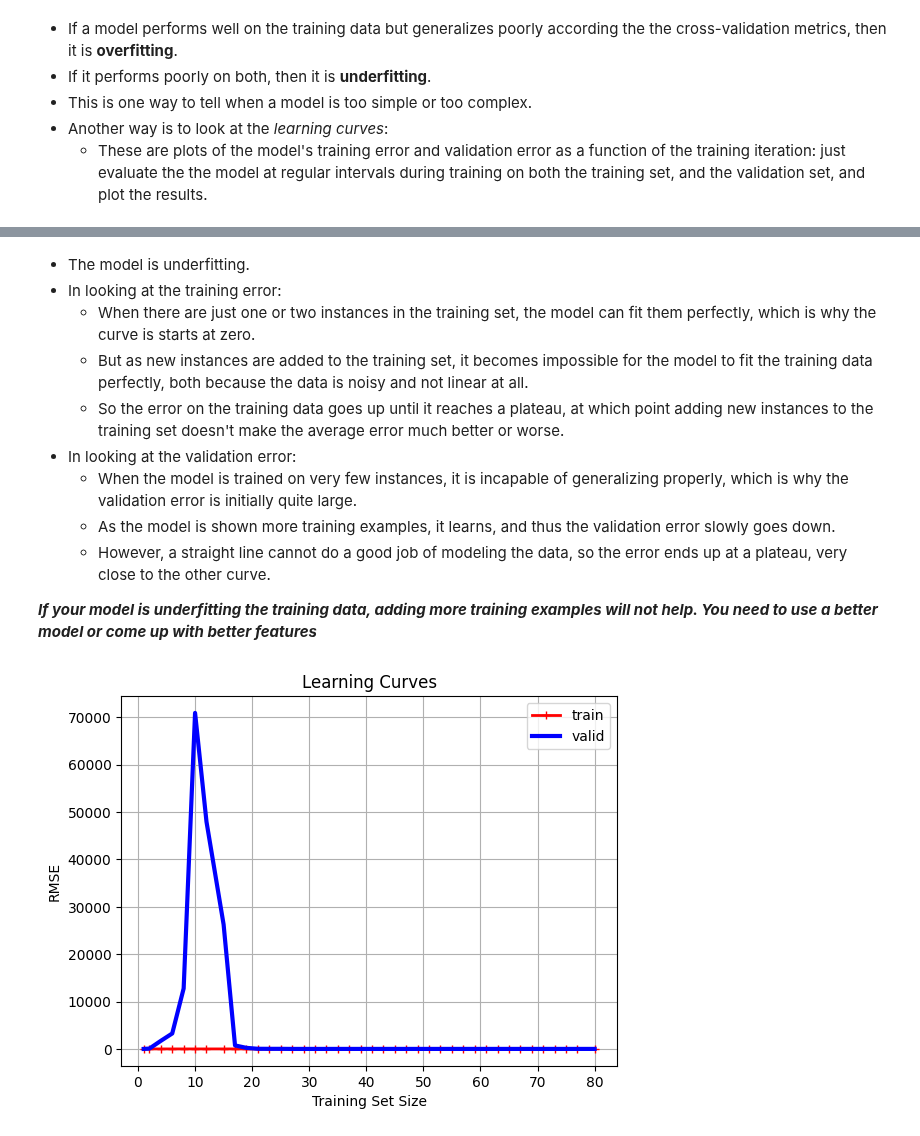
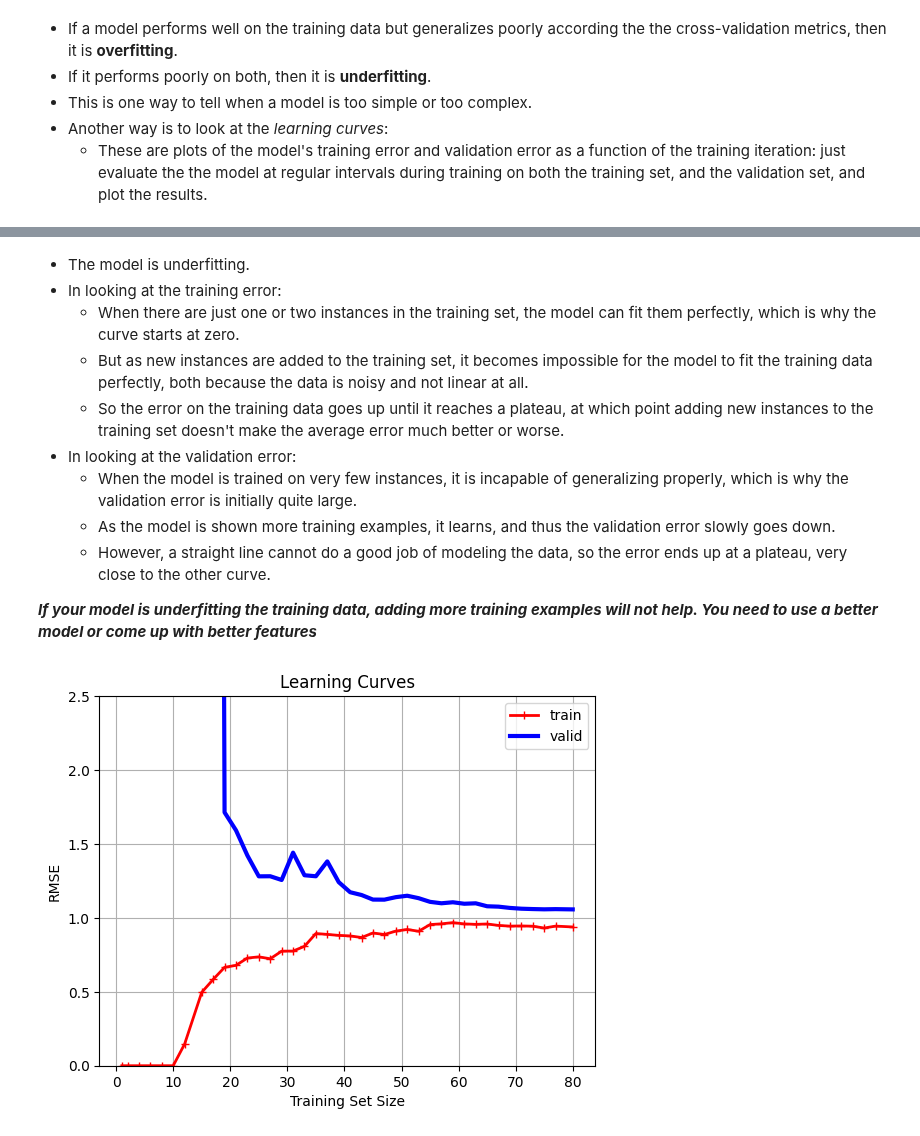
Before and after one commit to TevinAchong/hands-on-ml, a Jupyter notebook: chapter_04/eda.ipynb, the cells around one changed output, grey strips where cells are left out. Cells and saved outputs as stored; diff of their text form; code cells hidden in the pictures.

```diff
--- a/chapter_04/eda.ipynb
+++ b/chapter_04/eda.ipynb
@@ -450,7 +450,7 @@ plt.show()
 # %% [markdown]
 - The model is underfitting.
 - In looking at the training error:
-    - When there are just one or two instances in the training set, the model can fit them perfectly, which is why the curve is starts at zero.
+    - When there are just one or two instances in the training set, the model can fit them perfectly, which is why the curve starts at zero.
     - But as new instances are added to the training set, it becomes impossible for the model to fit the training data perfectly, both because the data is noisy and not linear at all.
     - So the error on the training data goes up until it reaches a plateau, at which point adding new instances to the training set doesn't make the average error much better or worse.
 - In looking at the validation error:
@@ -471,31 +471,33 @@ polynomial_regression = make_pipeline(
     PolynomialFeatures(degree=10, include_bias=False),
     LinearRegression()
 )
 
 train_sizes, train_scores, valid_scores = learning_curve(
     polynomial_regression, X, y, train_sizes=np.linspace(0.01, 1.0, 40), cv=5,
     scoring="neg_root_mean_squared_error"
 )
 
 train_errors = -train_scores.mean(axis=1)
 valid_errors = -valid_scores.mean(axis=1)
 
 plt.plot(train_sizes, train_errors, "r-+", linewidth=2, label="train")
 plt.plot(train_sizes, valid_errors, "b-", linewidth=3, label="valid")
 
 
 # Add labels and title
 plt.xlabel('Training Set Size')
 plt.ylabel('RMSE')
 plt.title('Learning Curves')
 
+plt.ylim(0, 2.5)
+
 # Add grid
 plt.grid(True)
 
 # Add legend
 plt.legend()
 
 # Show plot
 plt.show()
 # %% [output]
-[figure, old version]
+[figure, new version]
```
Also changed, not shown: parts of 5 cells of this notebook.
